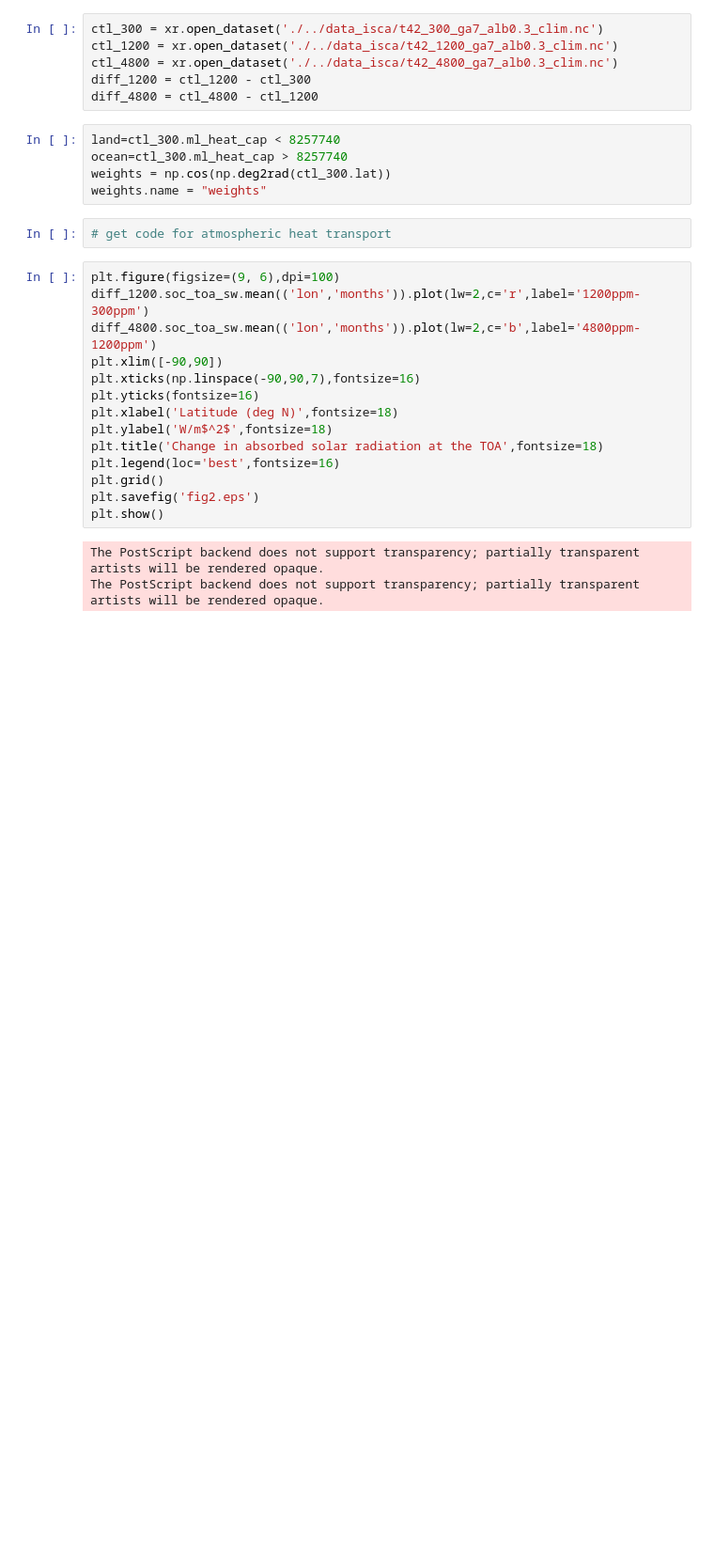
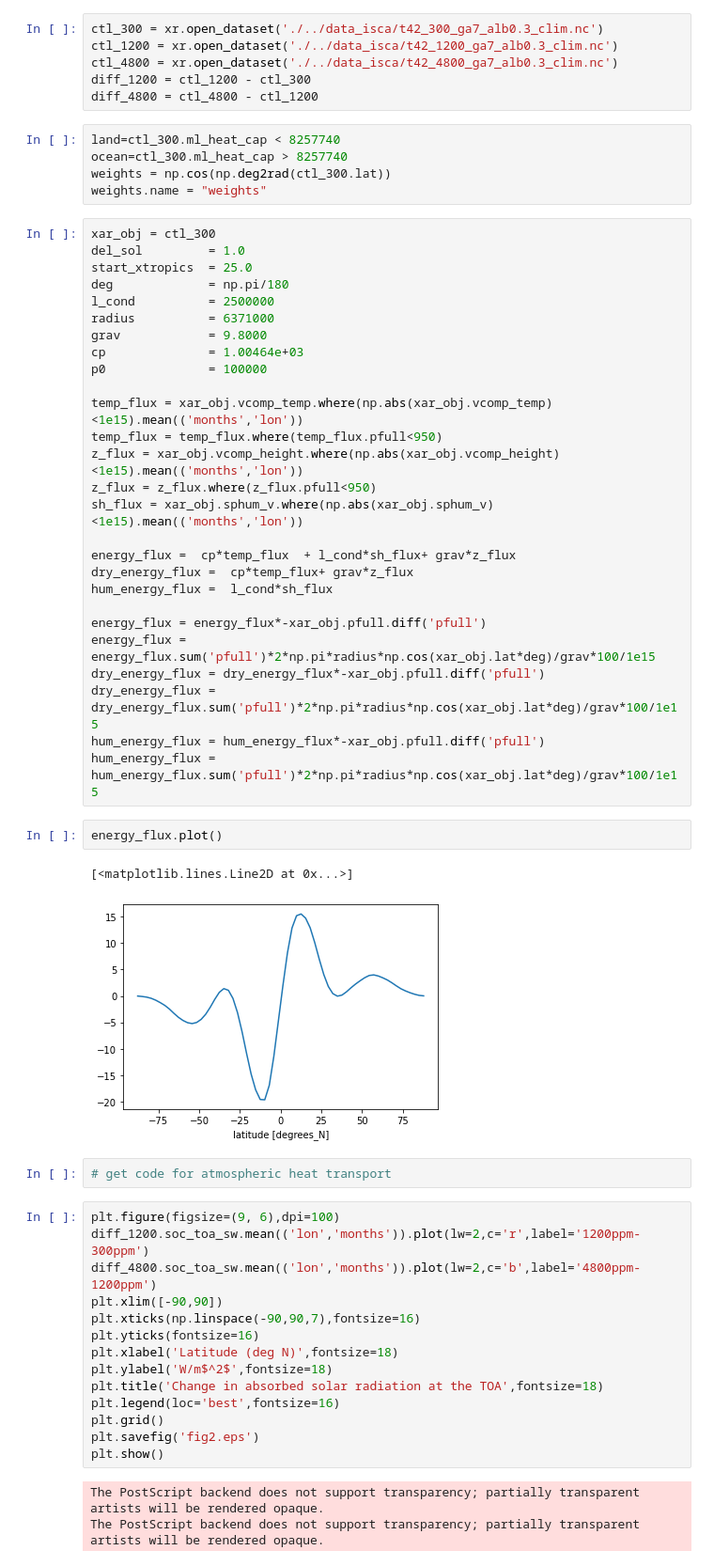
Before and after one commit to matthewjhenry/simple-seasonality-arctic, a Jupyter notebook: analysis.ipynb, the cells around one changed output. Shown at 94% size. Drawn from its saved outputs; the diff is of its cells as text; blank space fills up the shorter version.

```diff
--- a/analysis.ipynb
+++ b/analysis.ipynb
@@ -17,6 +17,38 @@ land=ctl_300.ml_heat_cap < 8257740
 ocean=ctl_300.ml_heat_cap > 8257740
 weights = np.cos(np.deg2rad(ctl_300.lat))
 weights.name = "weights"
+# %%
+xar_obj = ctl_300
+del_sol         = 1.0
+start_xtropics  = 25.0
+deg             = np.pi/180
+l_cond          = 2500000
+radius          = 6371000
+grav            = 9.8000
+cp              = 1.00464e+03
+p0              = 100000
+
+temp_flux = xar_obj.vcomp_temp.where(np.abs(xar_obj.vcomp_temp)<1e15).mean(('months','lon'))
+temp_flux = temp_flux.where(temp_flux.pfull<950)
+z_flux = xar_obj.vcomp_height.where(np.abs(xar_obj.vcomp_height)<1e15).mean(('months','lon'))
+z_flux = z_flux.where(z_flux.pfull<950)
+sh_flux = xar_obj.sphum_v.where(np.abs(xar_obj.sphum_v)<1e15).mean(('months','lon'))
+
+energy_flux =  cp*temp_flux  + l_cond*sh_flux+ grav*z_flux
+dry_energy_flux =  cp*temp_flux+ grav*z_flux
+hum_energy_flux =  l_cond*sh_flux
+
+energy_flux = energy_flux*-xar_obj.pfull.diff('pfull')
+energy_flux = energy_flux.sum('pfull')*2*np.pi*radius*np.cos(xar_obj.lat*deg)/grav*100/1e15
+dry_energy_flux = dry_energy_flux*-xar_obj.pfull.diff('pfull')
+dry_energy_flux = dry_energy_flux.sum('pfull')*2*np.pi*radius*np.cos(xar_obj.lat*deg)/grav*100/1e15
+hum_energy_flux = hum_energy_flux*-xar_obj.pfull.diff('pfull')
+hum_energy_flux = hum_energy_flux.sum('pfull')*2*np.pi*radius*np.cos(xar_obj.lat*deg)/grav*100/1e15
+# %%
+energy_flux.plot()
+# %% [output]
+[<matplotlib.lines.Line2D at 0x...>]
+[figure, added]
 # %%
 # get code for atmospheric heat transport
 # %%
```
Also changed, not shown: parts of 8 cells of this notebook.
